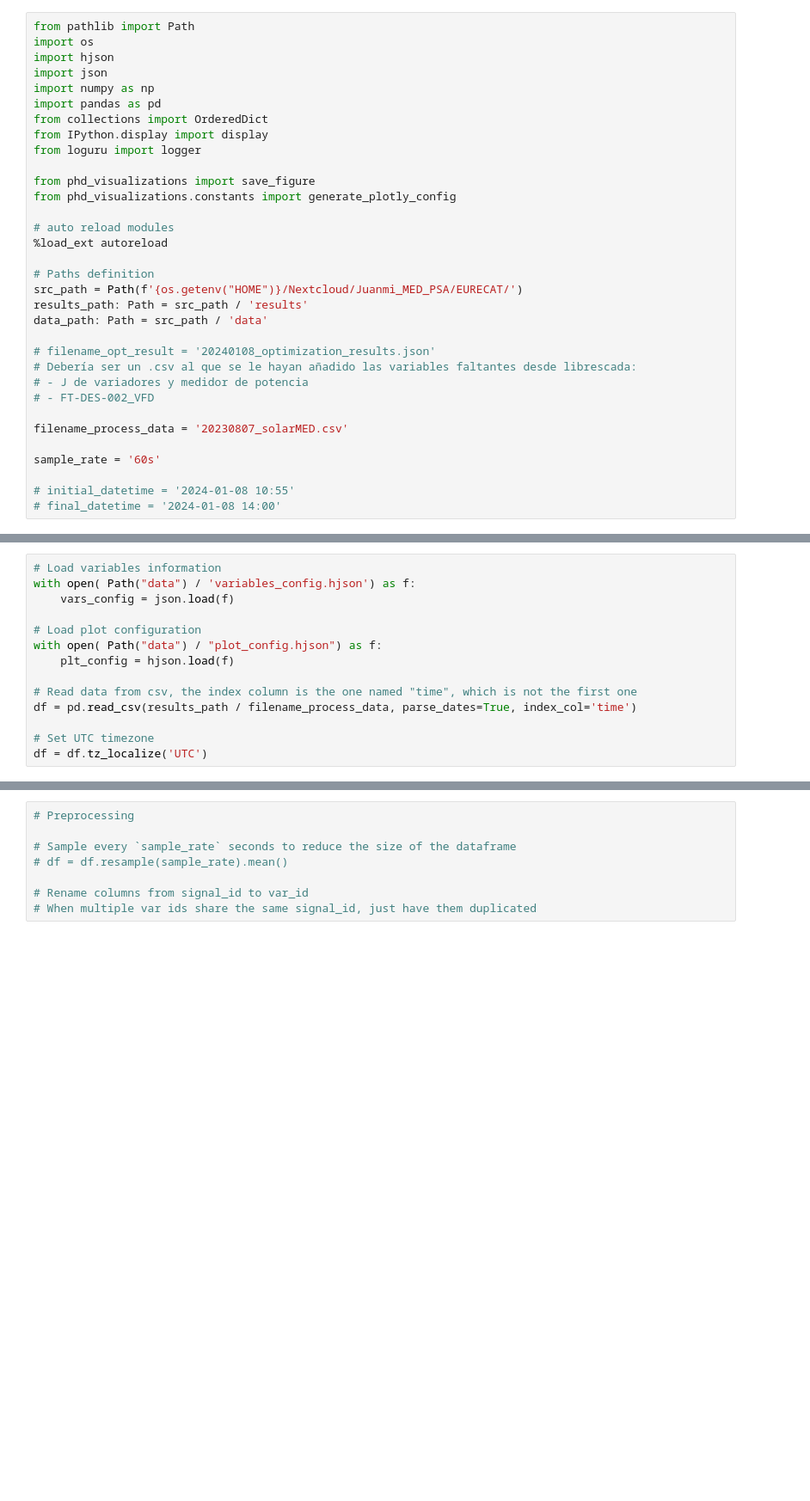
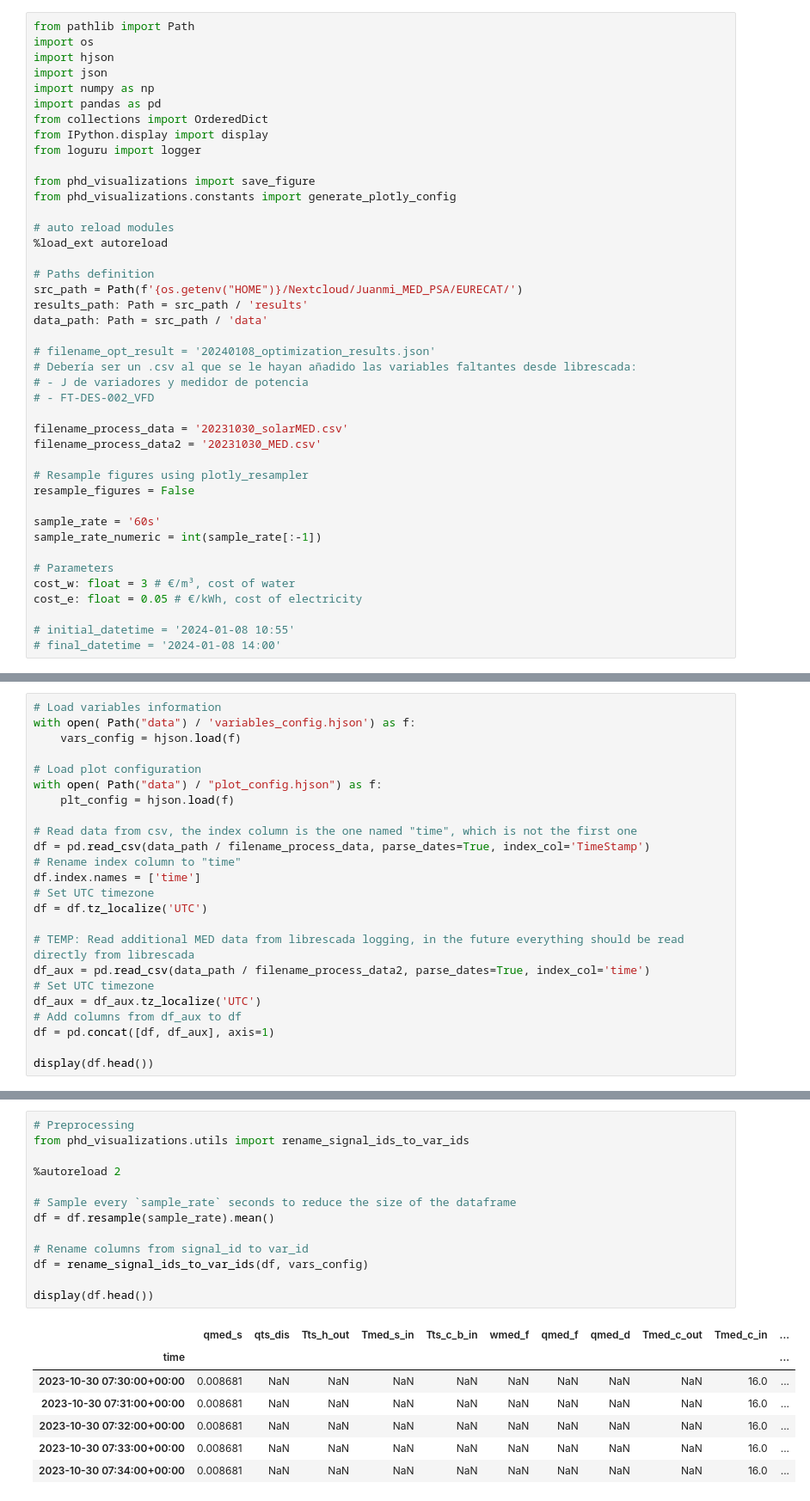
Before and after one commit to juan11iguel/SolarMED, a Jupyter notebook: visualize_test.ipynb, the cells around one changed output, grey strips where cells are left out. Shown at 86% size. Saved outputs shown, nothing was run; the diff lists cells and outputs as text; blank space fills up the shorter version.

```diff
--- a/visualize_test.ipynb
+++ b/visualize_test.ipynb
@@ -25,9 +25,18 @@ data_path: Path = src_path / 'data'
 # - J de variadores y medidor de potencia
 # - FT-DES-002_VFD
 
-filename_process_data = '20230807_solarMED.csv'
+filename_process_data = '20231030_solarMED.csv'
+filename_process_data2 = '20231030_MED.csv'
+
+# Resample figures using plotly_resampler
+resample_figures = False
 
 sample_rate = '60s'
+sample_rate_numeric = int(sample_rate[:-1])
+
+# Parameters
+cost_w: float = 3 # €/m³, cost of water
+cost_e: float = 0.05 # €/kWh, cost of electricity
 
 # initial_datetime = '2024-01-08 10:55'
 # final_datetime = '2024-01-08 14:00'
@@ -34,14 +46,24 @@ sample_rate = '60s'
 # %%
 # Load variables information
 with open( Path("data") / 'variables_config.hjson') as f:
-    vars_config = json.load(f)
+    vars_config = hjson.load(f)
 
 # Load plot configuration
 with open( Path("data") / "plot_config.hjson") as f:
     plt_config = hjson.load(f)
 
 # Read data from csv, the index column is the one named "time", which is not the first one
-df = pd.read_csv(results_path / filename_process_data, parse_dates=True, index_col='time')
-
+df = pd.read_csv(data_path / filename_process_data, parse_dates=True, index_col='TimeStamp')
+# Rename index column to "time"
+df.index.names = ['time']
 # Set UTC timezone
 df = df.tz_localize('UTC')
+
+# TEMP: Read additional MED data from librescada logging, in the future everything should be read directly from librescada
+df_aux = pd.read_csv(data_path / filename_process_data2, parse_dates=True, index_col='time')
+# Set UTC timezone
+df_aux = df_aux.tz_localize('UTC')
+# Add columns from df_aux to df
+df = pd.concat([df, df_aux], axis=1)
+
+display(df.head())
@@ -56,8 +89,21 @@ df = df.tz_localize('UTC')
 # %%
 # Preprocessing
+from phd_visualizations.utils import rename_signal_ids_to_var_ids
+
+%autoreload 2
 
 # Sample every `sample_rate` seconds to reduce the size of the dataframe
-# df = df.resample(sample_rate).mean()
+df = df.resample(sample_rate).mean()
 
 # Rename columns from signal_id to var_id
-# When multiple var ids share the same signal_id, just have them duplicated
+df = rename_signal_ids_to_var_ids(df, vars_config)
+
+display(df.head())
+# %% [output]
+|  | qmed_s | qts_dis | Tts_h_out | Tmed_s_in | Tts_c_b_in | wmed_f | qmed_f | qmed_d | Tmed_c_out | Tmed_c_in | ... |
+| time |  |  |  |  |  |  |  |  |  |  | ... |
+| 2023-10-30 07:30:00+00:00 | 0.008681 | NaN | NaN | NaN | NaN | NaN | NaN | NaN | NaN | 16.0 | ... |
+| 2023-10-30 07:31:00+00:00 | 0.008681 | NaN | NaN | NaN | NaN | NaN | NaN | NaN | NaN | 16.0 | ... |
+| 2023-10-30 07:32:00+00:00 | 0.008681 | NaN | NaN | NaN | NaN | NaN | NaN | NaN | NaN | 16.0 | ... |
+| 2023-10-30 07:33:00+00:00 | 0.008681 | NaN | NaN | NaN | NaN | NaN | NaN | NaN | NaN | 16.0 | ... |
+| 2023-10-30 07:34:00+00:00 | 0.008681 | NaN | NaN | NaN | NaN | NaN | NaN | NaN | NaN | 16.0 | ... |
```
Also changed, not shown: parts of 15 cells of this notebook, 15 other files.
